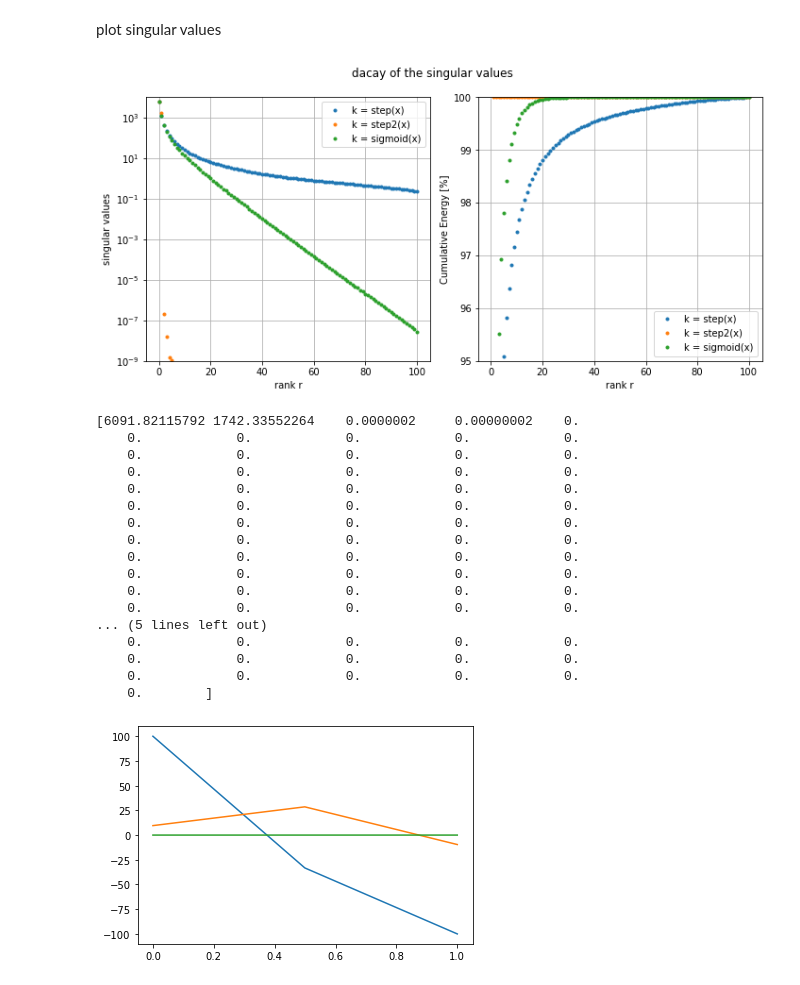
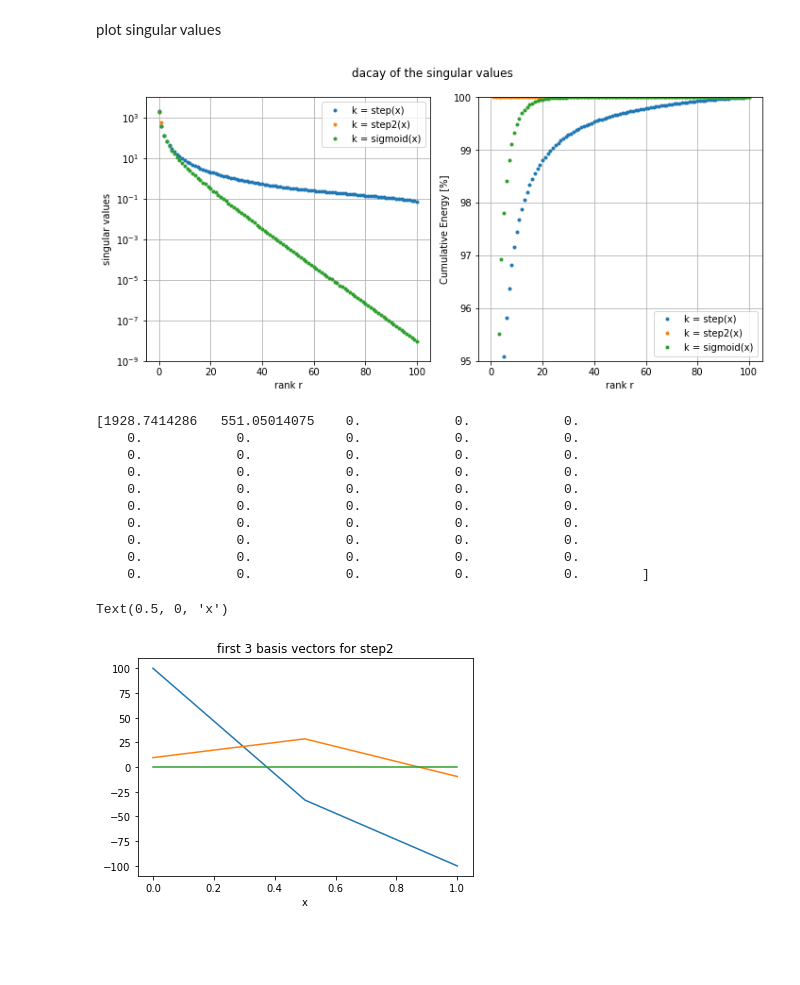
Before and after one commit to flabowski/FEniCS_rb_demo, a Jupyter notebook: poisson problem.ipynb, the cells around one changed output. Cells and saved outputs as stored; diff of their text form; code cells hidden in the pictures; blank space fills up the shorter version.

```diff
--- a/poisson problem.ipynb
+++ b/poisson problem.ipynb
@@ -31,7 +31,7 @@ import numpy as np
 # %% [markdown]
 First we set up some variables of the problem and we want to define the profile of the thermal conductivity over the domain. There is a parameter p that defines where the interface changes from ice to water.
 # %%
-m = 10001  # rows in snapshot matrix
+m = 1001  # rows in snapshot matrix
 n = 101  # columns in snapshot matrix
 u_left = Constant(-10.0)  # temperature left boundary
 u_right = Constant(10.0)  # temperature right boundary
@@ -46,9 +46,11 @@ def step(x, p):
     return k_np
 
 def step2(x, p):
+    if isinstance(p, float):
+        p = np.ones_like(x)*p
     k_np = np.zeros_like(x)
     k_np[x <= .5] = k1
-    k_np[x > .5] = k2+p*10
+    k_np[x > .5] = k2+p[x>.5]*10
     return k_np
 
 
@@ -120,7 +122,7 @@ plot thermal conductivity profile
 for j, thermal_conductivity in enumerate([step, step2, sigmoid]):
     X = X_all[j]
     fig, ax = plt.subplots()
-    ax.plot(x_Q, thermal_conductivity(x_Q, 0))
+    ax.plot(x_Q, thermal_conductivity(x_Q, .0))
     ax.plot(x_Q, thermal_conductivity(x_Q, .25))
     ax.plot(x_Q, thermal_conductivity(x_Q, .5))
     ax.plot(x_Q, thermal_conductivity(x_Q, .75))
@@ -191,12 +193,12 @@ plt.grid()
 plt.tight_layout()
 plt.show()
 # %% [output]
-[figure, old version]
+[figure, new version]
 # %%
 np.set_printoptions(suppress=True)
-print(S_all[1])
+print(S_all[1][:50])
 # %% [output]
-[6091.82115792 1742.33552264    0.0000002     0.00000002    0.
+[1928.7414286   551.05014075    0.            0.            0.
     0.            0.            0.            0.            0.
     0.            0.            0.            0.            0.
     0.            0.            0.            0.            0.
@@ -205,17 +207,13 @@ print(S_all[1])
     0.            0.            0.            0.            0.
     0.            0.            0.            0.            0.
     0.            0.            0.            0.            0.
-    0.            0.            0.            0.            0.
-    0.            0.            0.            0.            0.
-    0.            0.            0.            0.            0.
-... (5 lines left out)
-    0.            0.            0.            0.            0.
-    0.            0.            0.            0.            0.
-    0.            0.            0.            0.            0.
-    0.        ]
+    0.            0.            0.            0.            0.        ]
 # %%
 fig, ax = plt.subplots()
 for i in range(3):
     plt.plot(x_V, U_all[1][:, i]*S_all[1][i])
+plt.title("first 3 basis vectors for step2")
+plt.xlabel("x")
 # %% [output]
+Text(0.5, 0, 'x')
-[figure, old version]
+[figure, new version]
```
Also changed, not shown: parts of 7 cells of this notebook.
